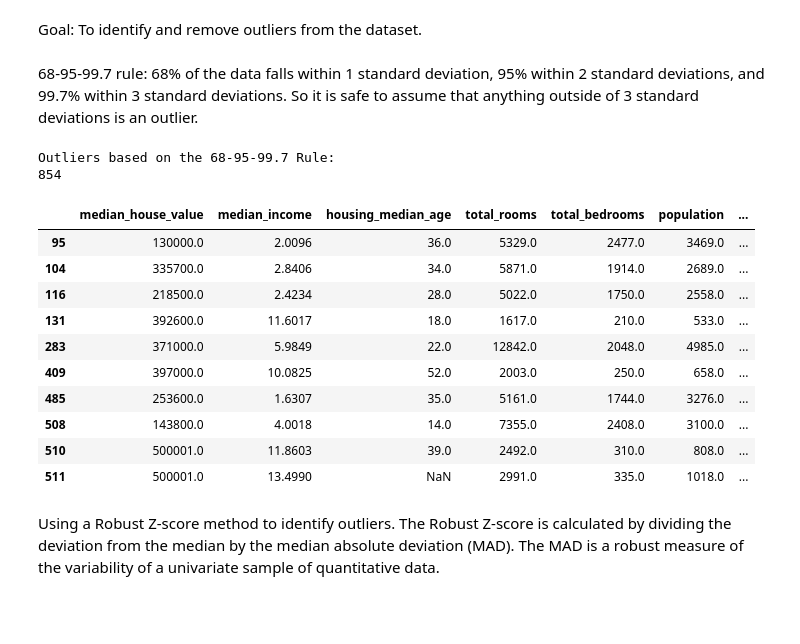
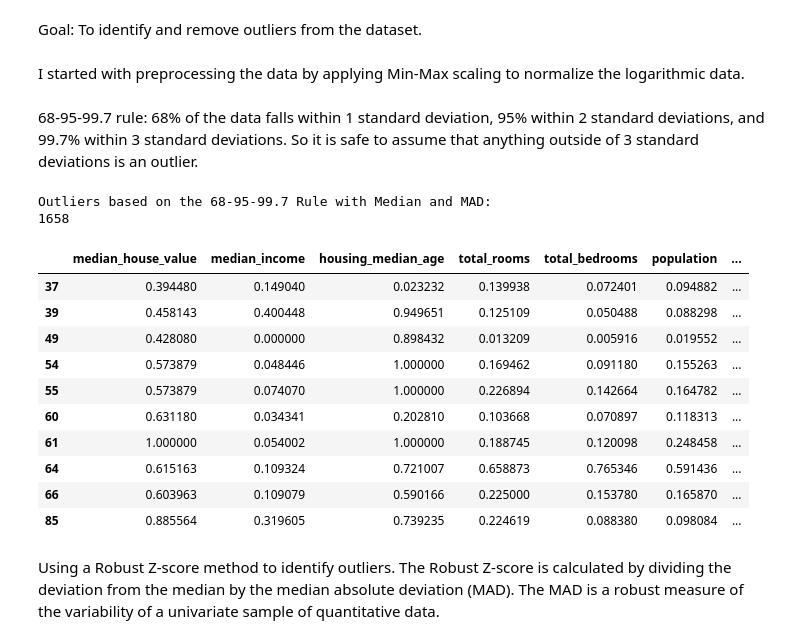
Before and after one commit to Shreyas8612/Predictive_Analytics, a Jupyter notebook: Coursework/CSC3831_Final_Assessment.ipynb, the cells around one changed output. Drawn from its saved outputs; the diff is of its cells as text; code cells hidden in the pictures; blank space fills up the shorter version.

```diff
--- a/Coursework/CSC3831_Final_Assessment.ipynb
+++ b/Coursework/CSC3831_Final_Assessment.ipynb
@@ -159,3 +161,7 @@ houses_corrupted_log.describe()
 - Comment on benefits/detriments of statistical and algorithmic outlier detection approaches
 # %% [markdown]
 Goal: To identify and remove outliers from the dataset.
+# %% [markdown]
+
+
+I started with preprocessing the data by applying Min-Max scaling to normalize the logarithmic data.
@@ -162,34 +175,41 @@ Goal: To identify and remove outliers from the dataset.
 # %% [markdown]
 68-95-99.7 rule: 68% of the data falls within 1 standard deviation, 95% within 2 standard deviations, and 99.7% within 3 standard deviations. So it is safe to assume that anything outside of 3 standard deviations is an outlier.
 # %%
-# Calculate the mean and standard deviation for each column
-mean_values = houses_corrupted.mean()
-std_dev_values = houses_corrupted.std()
+# Calculate the median for each column
+median_values = houses_preprocessed.median()
 
-# Define the outlier boundaries
-lower_bound = mean_values - (3 * std_dev_values)
-upper_bound = mean_values + (3 * std_dev_values)
+# Calculate the Median Absolute Deviation (MAD) for each column
+# MAD = median(|X - median(X)|)
+mad_values = (houses_preprocessed - median_values).abs().median()
 
-# Flag outliers based on the 68-95-99.7 Rule
-outliers = ((houses_corrupted < lower_bound) | (houses_corrupted > upper_bound))
-outliers_only = houses_corrupted[outliers.any(axis=1)]
-print("Outliers based on the 68-95-99.7 Rule:")
+# Adjust MAD to make it comparable to the standard deviation
+scaled_mad_values = mad_values * 1.483
+
+# Define the outlier boundaries using the median and scaled MAD
+lower_bound = median_values - (3 * scaled_mad_values)
+upper_bound = median_values + (3 * scaled_mad_values)
+
+# Flag outliers based on the 68-95-99.7 Rule with Median and MAD
+outliers = ((houses_preprocessed < lower_bound) | (houses_preprocessed > upper_bound))
+outliers_only = houses_preprocessed[outliers.any(axis=1)]
+
+print("Outliers based on the 68-95-99.7 Rule with Median and MAD:")
 print(len(outliers_only))
 outliers_only.head(10)
 # %% [output]
-Outliers based on the 68-95-99.7 Rule:
-854
+Outliers based on the 68-95-99.7 Rule with Median and MAD:
+1658
 |  | median_house_value | median_income | housing_median_age | total_rooms | total_bedrooms | population | ... |
-| 95 | 130000.0 | 2.0096 | 36.0 | 5329.0 | 2477.0 | 3469.0 | ... |
-| 104 | 335700.0 | 2.8406 | 34.0 | 5871.0 | 1914.0 | 2689.0 | ... |
-| 116 | 218500.0 | 2.4234 | 28.0 | 5022.0 | 1750.0 | 2558.0 | ... |
-| 131 | 392600.0 | 11.6017 | 18.0 | 1617.0 | 210.0 | 533.0 | ... |
-| 283 | 371000.0 | 5.9849 | 22.0 | 12842.0 | 2048.0 | 4985.0 | ... |
-| 409 | 397000.0 | 10.0825 | 52.0 | 2003.0 | 250.0 | 658.0 | ... |
-| 485 | 253600.0 | 1.6307 | 35.0 | 5161.0 | 1744.0 | 3276.0 | ... |
-| 508 | 143800.0 | 4.0018 | 14.0 | 7355.0 | 2408.0 | 3100.0 | ... |
-| 510 | 500001.0 | 11.8603 | 39.0 | 2492.0 | 310.0 | 808.0 | ... |
-| 511 | 500001.0 | 13.4990 | NaN | 2991.0 | 335.0 | 1018.0 | ... |
+| 37 | 0.394480 | 0.149040 | 0.023232 | 0.139938 | 0.072401 | 0.094882 | ... |
+| 39 | 0.458143 | 0.400448 | 0.949651 | 0.125109 | 0.050488 | 0.088298 | ... |
+| 49 | 0.428080 | 0.000000 | 0.898432 | 0.013209 | 0.005916 | 0.019552 | ... |
+| 54 | 0.573879 | 0.048446 | 1.000000 | 0.169462 | 0.091180 | 0.155263 | ... |
+| 55 | 0.573879 | 0.074070 | 1.000000 | 0.226894 | 0.142664 | 0.164782 | ... |
+| 60 | 0.631180 | 0.034341 | 0.202810 | 0.103668 | 0.070897 | 0.118313 | ... |
+| 61 | 1.000000 | 0.054002 | 1.000000 | 0.188745 | 0.120098 | 0.248458 | ... |
+| 64 | 0.615163 | 0.109324 | 0.721007 | 0.658873 | 0.765346 | 0.591436 | ... |
+| 66 | 0.603963 | 0.109079 | 0.590166 | 0.225000 | 0.153780 | 0.165870 | ... |
+| 85 | 0.885564 | 0.319605 | 0.739235 | 0.224619 | 0.088380 | 0.098084 | ... |
 # %% [markdown]
 Using a Robust Z-score method to identify outliers. The Robust Z-score is calculated by dividing the deviation from the median by the median absolute deviation (MAD). The MAD is a robust measure of the variability of a univariate sample of quantitative data.
 # %%
```
Also changed, not shown: parts of 11 cells of this notebook.
